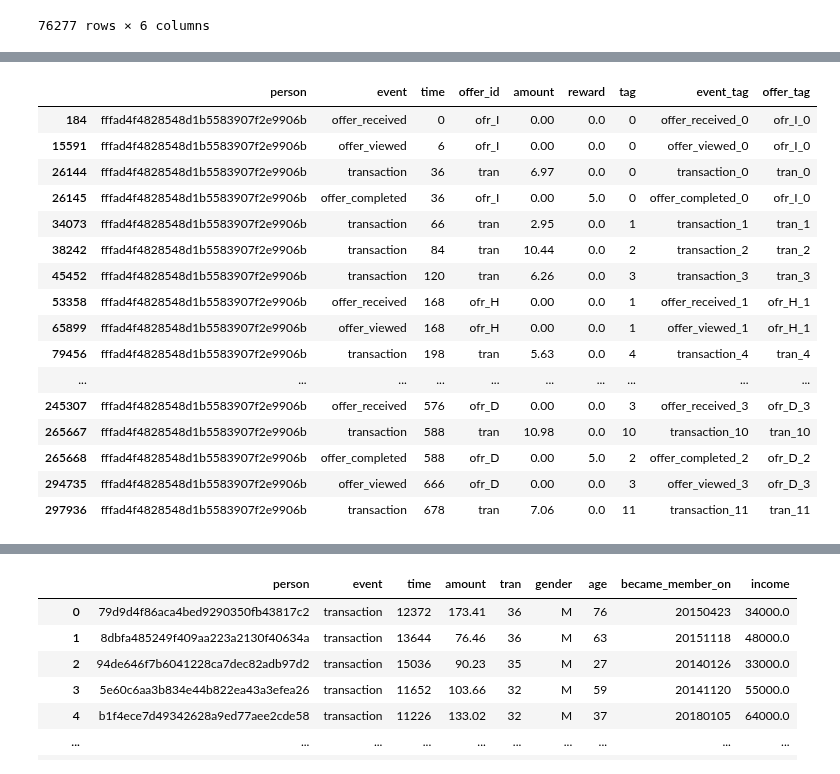
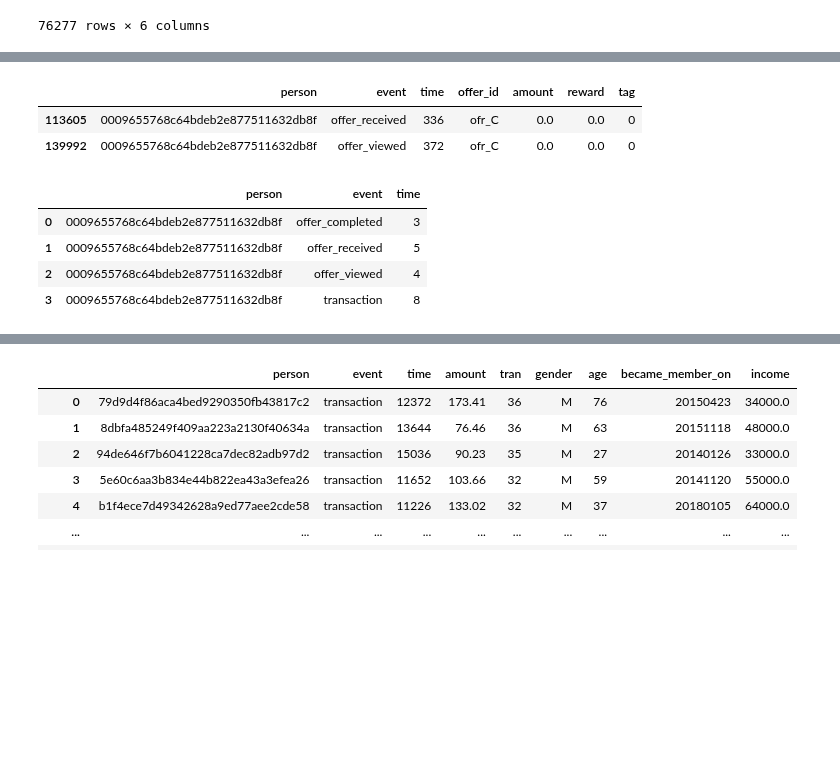
Before and after one commit to Niltonjuniorphd/Starbucks_project, a Jupyter notebook: Starbucks_Capstone_notebook.ipynb, the cells around one changed output, grey strips where cells are left out. Saved outputs shown, nothing was run; the diff lists cells and outputs as text; code cells hidden in the pictures; blank space fills up the shorter version.

Commit message:
working on tables

```diff
--- a/Starbucks_Capstone_notebook.ipynb
+++ b/Starbucks_Capstone_notebook.ipynb
@@ -532,21 +395,15 @@ person_activity
 # %%
-transcript_b[(transcript_b['person'] == 'fffad4f4828548d1b5583907f2e9906b')] # & (transcript_b['tag'] == 0)]
+transcript_b[(transcript_b['person'] == '0009655768c64bdeb2e877511632db8f') & (transcript_b['offer_id'] == 'ofr_C')]
 # %% [output]
-|  | person | event | time | offer_id | amount | reward | tag | event_tag | offer_tag |
-| 184 | fffad4f4828548d1b5583907f2e9906b | offer_received | 0 | ofr_I | 0.00 | 0.0 | 0 | offer_received_0 | ofr_I_0 |
-| 15591 | fffad4f4828548d1b5583907f2e9906b | offer_viewed | 6 | ofr_I | 0.00 | 0.0 | 0 | offer_viewed_0 | ofr_I_0 |
-| 26144 | fffad4f4828548d1b5583907f2e9906b | transaction | 36 | tran | 6.97 | 0.0 | 0 | transaction_0 | tran_0 |
-| 26145 | fffad4f4828548d1b5583907f2e9906b | offer_completed | 36 | ofr_I | 0.00 | 5.0 | 0 | offer_completed_0 | ofr_I_0 |
-| 34073 | fffad4f4828548d1b5583907f2e9906b | transaction | 66 | tran | 2.95 | 0.0 | 1 | transaction_1 | tran_1 |
-| 38242 | fffad4f4828548d1b5583907f2e9906b | transaction | 84 | tran | 10.44 | 0.0 | 2 | transaction_2 | tran_2 |
-| 45452 | fffad4f4828548d1b5583907f2e9906b | transaction | 120 | tran | 6.26 | 0.0 | 3 | transaction_3 | tran_3 |
-| 53358 | fffad4f4828548d1b5583907f2e9906b | offer_received | 168 | ofr_H | 0.00 | 0.0 | 1 | offer_received_1 | ofr_H_1 |
-| 65899 | fffad4f4828548d1b5583907f2e9906b | offer_viewed | 168 | ofr_H | 0.00 | 0.0 | 1 | offer_viewed_1 | ofr_H_1 |
-| 79456 | fffad4f4828548d1b5583907f2e9906b | transaction | 198 | tran | 5.63 | 0.0 | 4 | transaction_4 | tran_4 |
-| ... | ... | ... | ... | ... | ... | ... | ... | ... | ... |
-| 245307 | fffad4f4828548d1b5583907f2e9906b | offer_received | 576 | ofr_D | 0.00 | 0.0 | 3 | offer_received_3 | ofr_D_3 |
-| 265667 | fffad4f4828548d1b5583907f2e9906b | transaction | 588 | tran | 10.98 | 0.0 | 10 | transaction_10 | tran_10 |
-| 265668 | fffad4f4828548d1b5583907f2e9906b | offer_completed | 588 | ofr_D | 0.00 | 5.0 | 2 | offer_completed_2 | ofr_D_2 |
-| 294735 | fffad4f4828548d1b5583907f2e9906b | offer_viewed | 666 | ofr_D | 0.00 | 0.0 | 3 | offer_viewed_3 | ofr_D_3 |
-| 297936 | fffad4f4828548d1b5583907f2e9906b | transaction | 678 | tran | 7.06 | 0.0 | 11 | transaction_11 | tran_11 |
+|  | person | event | time | offer_id | amount | reward | tag |
+| 113605 | 0009655768c64bdeb2e877511632db8f | offer_received | 336 | ofr_C | 0.0 | 0.0 | 0 |
+| 139992 | 0009655768c64bdeb2e877511632db8f | offer_viewed | 372 | ofr_C | 0.0 | 0.0 | 0 |
+# %%
+transcript_b[(transcript_b['person'] == '0009655768c64bdeb2e877511632db8f')].groupby(['person', 'event'])['time'].count().reset_index()
+# %% [output]
+|  | person | event | time |
+| 0 | 0009655768c64bdeb2e877511632db8f | offer_completed | 3 |
+| 1 | 0009655768c64bdeb2e877511632db8f | offer_received | 5 |
+| 2 | 0009655768c64bdeb2e877511632db8f | offer_viewed | 4 |
+| 3 | 0009655768c64bdeb2e877511632db8f | transaction | 8 |
 # %%
```
Also changed, not shown: parts of 41 cells of this notebook.
